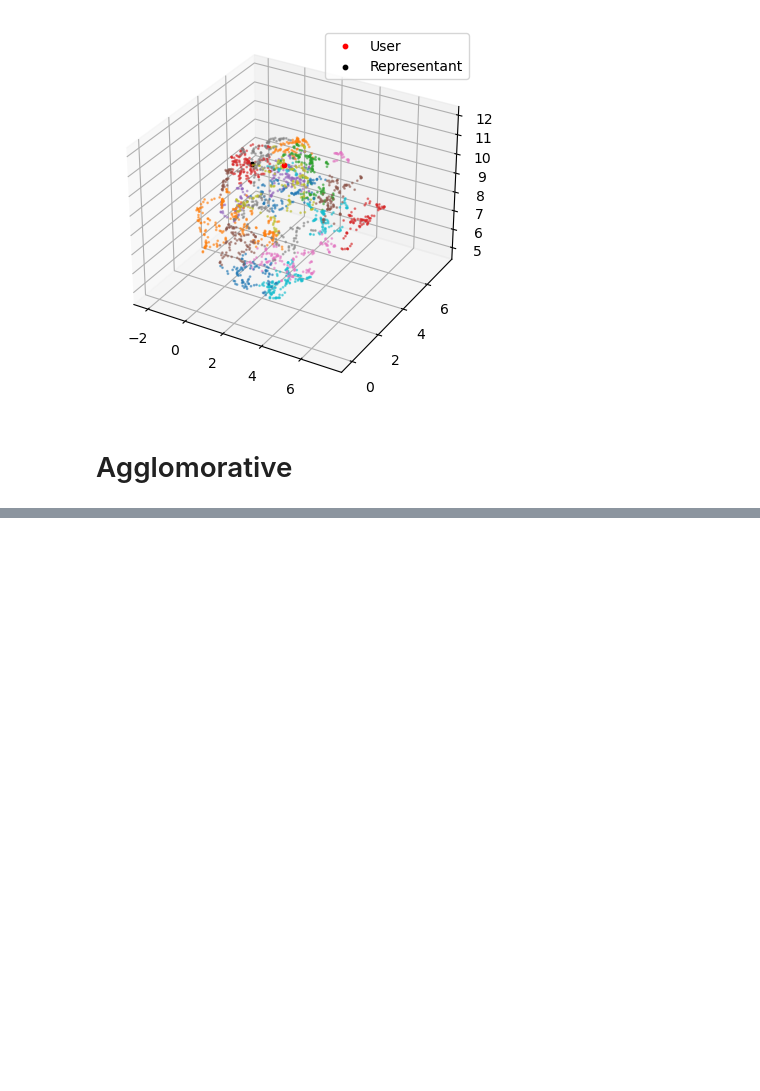
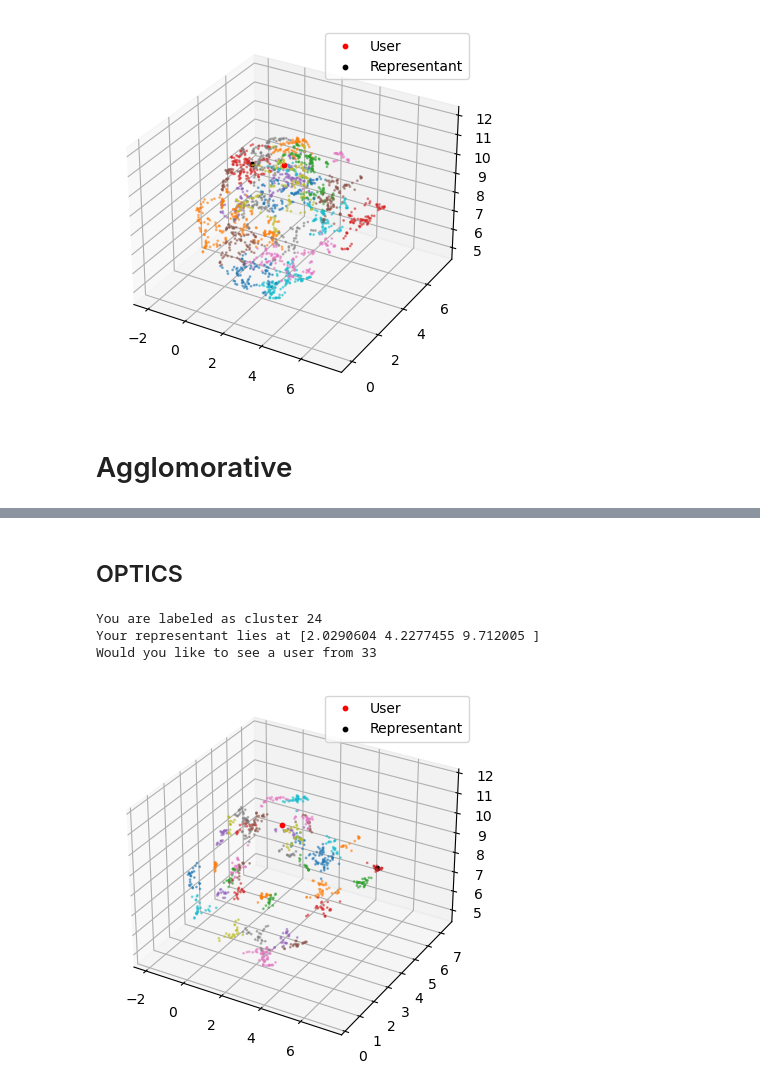
Before and after one commit to josh-oo/adapter-based-news-recommender, a Jupyter notebook: src/clustering/demo.ipynb, the cells around one changed output, grey strips where cells are left out. Saved outputs shown, nothing was run; the diff lists cells and outputs as text; code cells hidden in the pictures; blank space fills up the shorter version.

Commit message:
Add OPTICS wrapper

```diff
--- a/src/clustering/demo.ipynb
+++ b/src/clustering/demo.ipynb
@@ -101,0 +112,18 @@ Would you like to see a user from 0
+# %% [markdown]
+## OPTICS
+# %%
+optics = OpticsWrapper()
+optics.extract_representations(user_reduced)  # return tuple (clusterid, location)
+prediction = optics.predict(test_reduced[0])
+print(f"You are labeled as cluster {prediction}")
+
+cluster_representant = optics.interpret(prediction)
+print(f"Your representant lies at {cluster_representant}")
+user_suggestion = optics.suggest(cluster_representant)
+print(f"Would you like to see a user from {user_suggestion[0]}")
+optics.visualize(user_reduced, test_reduced[0], user_suggestion[1])
+# %% [output]
+You are labeled as cluster 24
+Your representant lies at [2.0290604 4.2277455 9.712005 ]
+Would you like to see a user from 33
+[figure, added]
```
Also changed, not shown: parts of 3 cells of this notebook, 3 other files.
